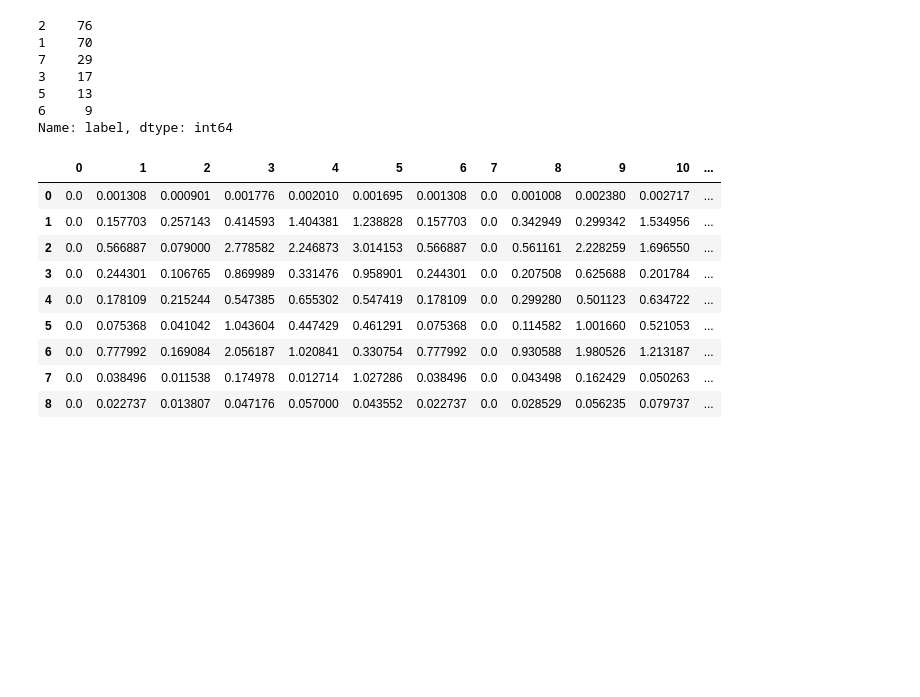
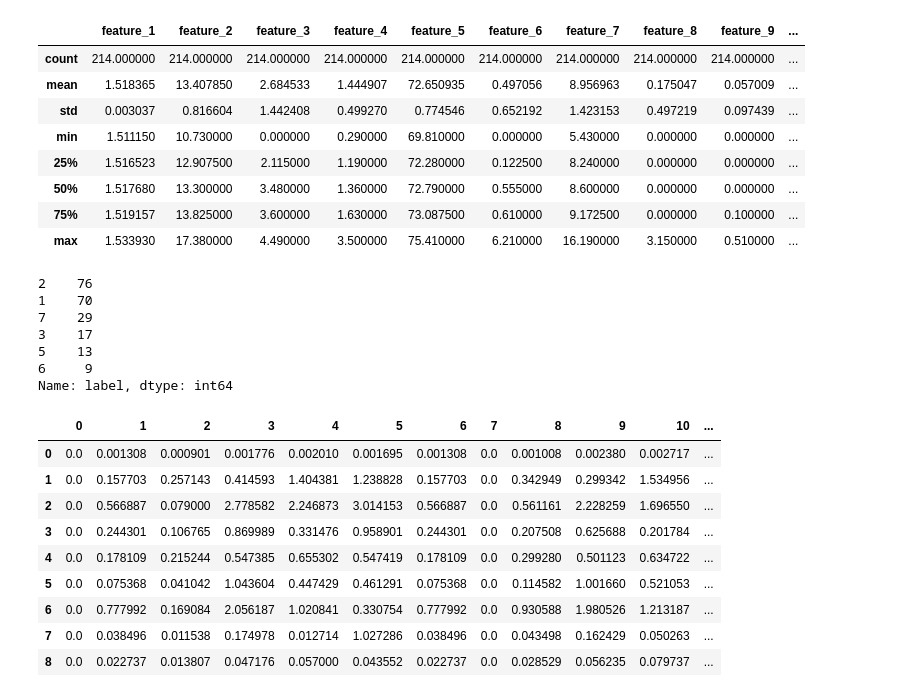
Before and after one commit to Omer-Hedvat/Thesis-TauTransformer, a Jupyter notebook: Omer's notebook.ipynb, the cells around one changed output. Saved outputs shown, nothing was run; the diff lists cells and outputs as text; code cells hidden in the pictures; blank space fills up the shorter version.

```diff
--- a/Omer's notebook.ipynb
+++ b/Omer's notebook.ipynb
@@ -17,6 +17,18 @@ df_glass.head()
 df_glass2 = df_glass.round(2)
 df_glass3 = df_glass.round(3)
 df_glass4 = df_glass.round(4)
+# %%
+df_glass.describe()
+# %% [output]
+|  | feature_1 | feature_2 | feature_3 | feature_4 | feature_5 | feature_6 | feature_7 | feature_8 | feature_9 | ... |
+| count | 214.000000 | 214.000000 | 214.000000 | 214.000000 | 214.000000 | 214.000000 | 214.000000 | 214.000000 | 214.000000 | ... |
+| mean | 1.518365 | 13.407850 | 2.684533 | 1.444907 | 72.650935 | 0.497056 | 8.956963 | 0.175047 | 0.057009 | ... |
+| std | 0.003037 | 0.816604 | 1.442408 | 0.499270 | 0.774546 | 0.652192 | 1.423153 | 0.497219 | 0.097439 | ... |
+| min | 1.511150 | 10.730000 | 0.000000 | 0.290000 | 69.810000 | 0.000000 | 5.430000 | 0.000000 | 0.000000 | ... |
+| 25% | 1.516523 | 12.907500 | 2.115000 | 1.190000 | 72.280000 | 0.122500 | 8.240000 | 0.000000 | 0.000000 | ... |
+| 50% | 1.517680 | 13.300000 | 3.480000 | 1.360000 | 72.790000 | 0.555000 | 8.600000 | 0.000000 | 0.000000 | ... |
+| 75% | 1.519157 | 13.825000 | 3.600000 | 1.630000 | 73.087500 | 0.610000 | 9.172500 | 0.000000 | 0.100000 | ... |
+| max | 1.533930 | 17.380000 | 4.490000 | 3.500000 | 75.410000 | 6.210000 | 16.190000 | 3.150000 | 0.510000 | ... |
 # %%
 df_glass['label'].value_counts()
 # %% [output]
```
Also changed, not shown: parts of 1 cell of this notebook.
